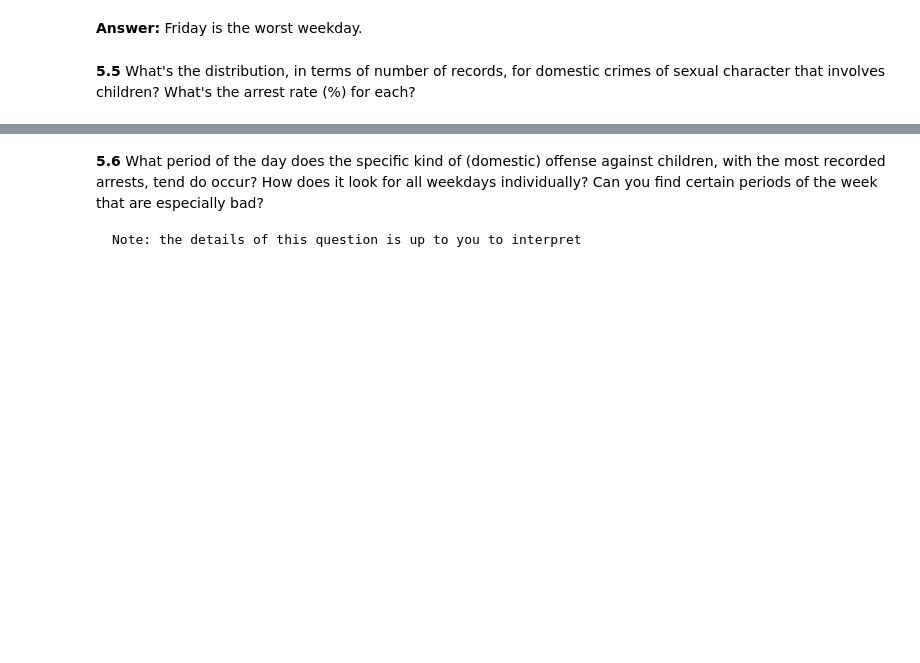
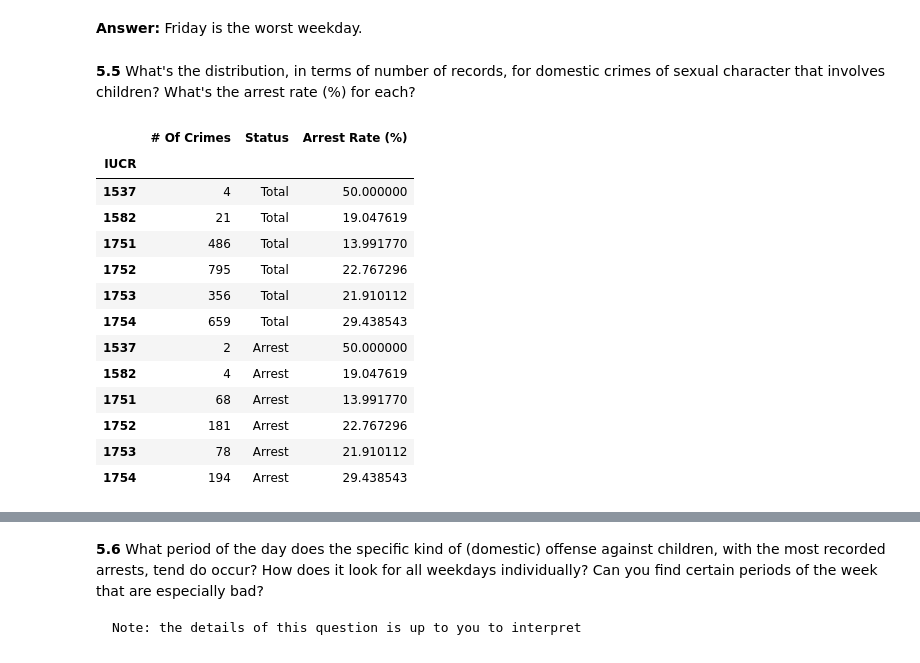
Before and after one commit to SVMino53/aiM24_Databehandling_Inlamning, a Jupyter notebook: Isak_Forsberg_databehandling.ipynb, the cells around one changed output, grey strips where cells are left out. Drawn from its saved outputs; the diff is of its cells as text; code cells hidden in the pictures; blank space fills up the shorter version.

```diff
--- a/Isak_Forsberg_databehandling.ipynb
+++ b/Isak_Forsberg_databehandling.ipynb
@@ -436,3 +425,34 @@ weekday_cases_df
 **Answer:** Friday is the worst weekday.
 # %% [markdown]
 **5.5** What's the distribution, in terms of number of records, for domestic crimes of sexual character that involves children? What's the arrest rate (%) for each?
+# %%
+sexual_char_iucr_codes = ["1537", "1582", "1751", "1752", "1753", "1754"]   # IUCR codes with primary type 'OFFENSE INVOLVING CHILDREN' and description containing sexual charactaristics.
+                                                                            # Taken from https://data.cityofchicago.org/Public-Safety/Chicago-Police-Department-Illinois-Uniform-Crime-R/c7ck-438e/data_preview
+sexual_domestic_offense_children_mask = domestic_offense_children_df["IUCR"].isin(sexual_char_iucr_codes)
+sexual_domestic_offense_children_df = domestic_offense_children_df[sexual_domestic_offense_children_mask]
+sexual_domestic_offense_children_total_df = pd.DataFrame({"IUCR": sexual_char_iucr_codes,
+                                                           "# Of Crimes": domestic_offense_children_df["IUCR"].value_counts()[sexual_char_iucr_codes],
+                                                           "Status": "Total"}).set_index("IUCR", drop=True)
+sexual_domestic_offense_children_arrest_df = pd.DataFrame({"IUCR": sexual_char_iucr_codes,
+                                                           "# Of Crimes": domestic_offense_children_df[["Arrest", "IUCR"]].value_counts()[True][sexual_char_iucr_codes],
+                                                           "Status": "Arrest"}).set_index("IUCR", drop=True)
+sexual_domestic_offense_children_total_df["Arrest Rate (%)"] = sexual_domestic_offense_children_arrest_df["# Of Crimes"]/sexual_domestic_offense_children_total_df["# Of Crimes"]*100
+sexual_domestic_offense_children_arrest_df["Arrest Rate (%)"] = sexual_domestic_offense_children_arrest_df["# Of Crimes"]/sexual_domestic_offense_children_total_df["# Of Crimes"]*100
+sexual_domestic_offense_children_total_arrest_df = pd.concat([sexual_domestic_offense_children_total_df, sexual_domestic_offense_children_arrest_df])
+
+sexual_domestic_offense_children_total_arrest_df
+# %% [output]
+|  | # Of Crimes | Status | Arrest Rate (%) |
+| IUCR |  |  |  |
+| 1537 | 4 | Total | 50.000000 |
+| 1582 | 21 | Total | 19.047619 |
+| 1751 | 486 | Total | 13.991770 |
+| 1752 | 795 | Total | 22.767296 |
+| 1753 | 356 | Total | 21.910112 |
+| 1754 | 659 | Total | 29.438543 |
+| 1537 | 2 | Arrest | 50.000000 |
+| 1582 | 4 | Arrest | 19.047619 |
+| 1751 | 68 | Arrest | 13.991770 |
+| 1752 | 181 | Arrest | 22.767296 |
+| 1753 | 78 | Arrest | 21.910112 |
+| 1754 | 194 | Arrest | 29.438543 |
```
Also changed, not shown: parts of 3 cells of this notebook.
